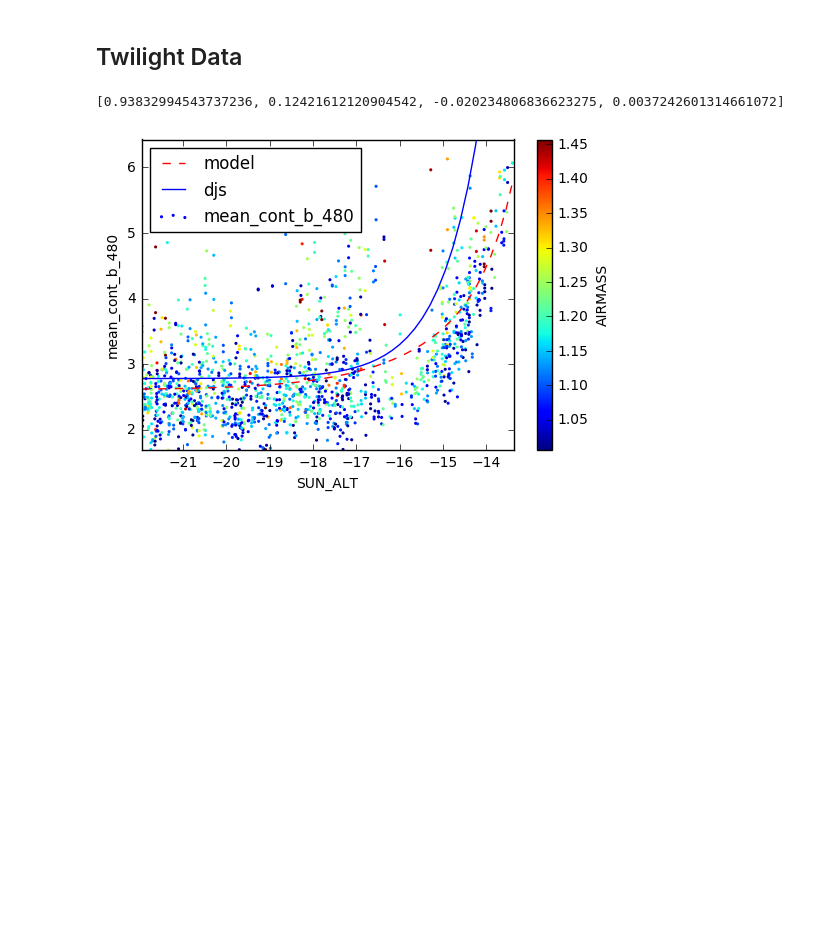
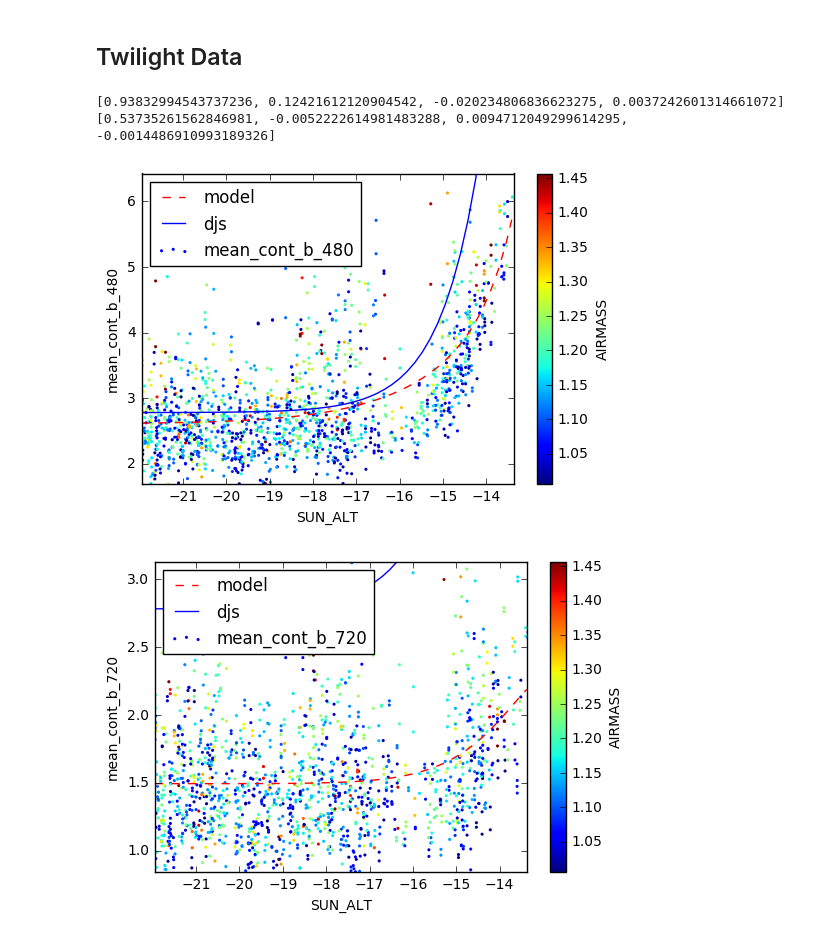
Before and after one commit to parfa30/BOSSSky, a Jupyter notebook: BrightSky/nb/BOSS_Bright_Sky_Flux_with_new_Lines.ipynb, the cells around one changed output. Saved outputs shown, nothing was run; the diff lists cells and outputs as text; code cells hidden in the pictures; blank space fills up the shorter version.

```diff
--- a/BrightSky/nb/BOSS_Bright_Sky_Flux_with_new_Lines.ipynb
+++ b/BrightSky/nb/BOSS_Bright_Sky_Flux_with_new_Lines.ipynb
@@ -345,7 +362,12 @@ model_residuals(720, data_dict_r['bright'],'bright')
 # %% [markdown]
 ## Twilight Data
 # %%
-def plot_twilight(line, data=data_dict_b['good'], xname='SUN_ALT', vname='AIRMASS'):
+def plot_twilight(line, data, xname='SUN_ALT', vname='AIRMASS'):
+    if line < 650:
+        data = data[(data['CAMERAS'] == 'b1')|(data['CAMERAS'] == 'b2')]
+    elif line >= 650:
+        data = data[(data['CAMERAS'] == 'r1')|(data['CAMERAS'] == 'r2')]
+
     x = data[xname]
     yname = 'mean_cont_b_%d'%line
     y = data[yname]
@@ -358,31 +380,34 @@ def plot_twilight(line, data=data_dict_b['good'], xname='SUN_ALT', vname='AIRMAS
 
     fig, ax = plt.subplots(1, figsize=(6,4))
     #ax = ax.flatten()
 
     s = ax.scatter(x[SEL], y[SEL], s=5, lw=0, c=v[SEL], vmin=vmin, vmax=vmax)
     plt.colorbar(s, ax=ax).set_label(vname)
 
     x_model = np.linspace(xmin, xmax, 50)
     model = sklearn.linear_model.LinearRegression(fit_intercept=False)
 
     dark_sky = 2.78 #10^-17 erg/cm2/s/A
     getX = lambda x: np.vstack((dark_sky + 0*x, 2. ** (18.5 + x), 3. ** (18.5 + x),
                                 4. ** (18.5 + x))).transpose()
     model.fit(getX(x[SEL]), y[SEL])
     print(list(model.coef_))
     y_model = model.predict(getX(x_model))
     ax.plot(x_model, y_model, 'r--',label='model')
 
     y_djs = dark_sky + 3 ** (18.5 + x_model) / 30.
     ax.plot(x_model, y_djs, 'b-', label='djs')
 
     ax.set_xlim(xmin, xmax)
     ax.set_ylim(ymin, ymax)
     ax.set_xlabel(xname)
     ax.set_ylabel(yname)
     ax.legend(loc='upper left')
 
-plot_twilight(480)
+plot_twilight(480, data_dict_b['good'])
+plot_twilight(720,data_dict_r['good'])
 # %% [output]
 [0.93832994543737236, 0.12421612120904542, -0.020234806836623275, 0.0037242601314661072]
+[0.53735261562846981, -0.0052222614981483288, 0.0094712049299614295, -0.0014486910993189326]
 [figure]
+[figure, added]
```
Also changed, not shown: parts of 12 cells of this notebook.
